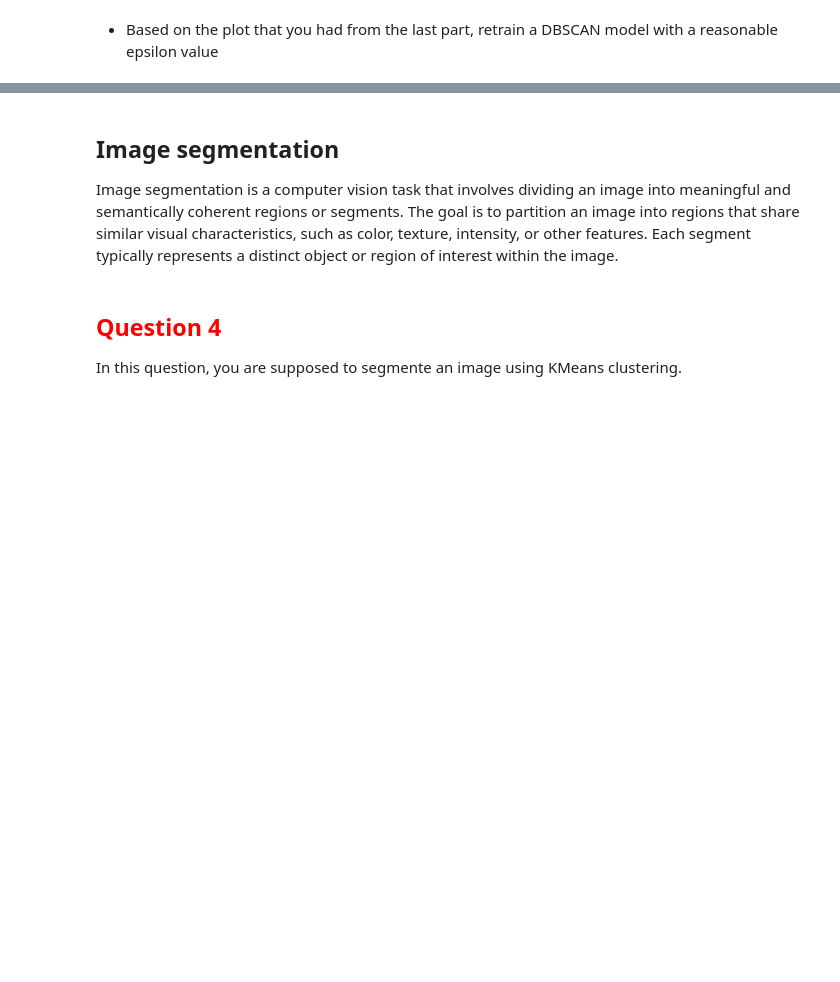
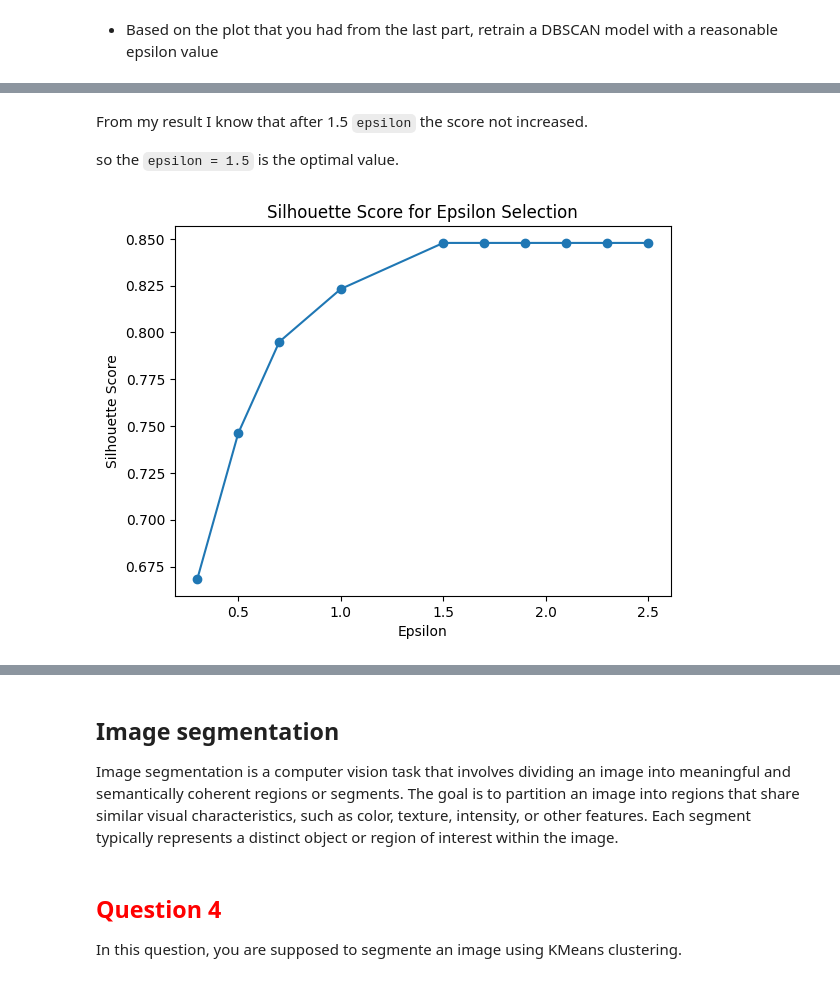
Before and after one commit to alizahedzadeh/Machine-Learning-Course, a Jupyter notebook: Homeworks/HW06/Machine_Learning_HW06.ipynb, the cells around one changed output, grey strips where cells are left out. Drawn from its saved outputs; the diff is of its cells as text; code cells hidden in the pictures; blank space fills up the shorter version.

```diff
--- a/Homeworks/HW06/Machine_Learning_HW06.ipynb
+++ b/Homeworks/HW06/Machine_Learning_HW06.ipynb
@@ -1037,0 +1122,4 @@ Attribute Information:
+# %%
+# Select features for clustering
+features = ['Grocery', 'Milk']
+X = df[features]
@@ -1037,0 +1136,20 @@ Attribute Information:
+# %%
+from sklearn.cluster import DBSCAN
+
+# Define a range of epsilon values to test
+epsilon_values = [0.3, 0.5, 0.7, 1.0, 1.5, 1.7, 1.9, 2.1, 2.3, 2.5]
+
+# Iterate over epsilon values and evaluate DBSCAN
+for epsilon in epsilon_values:
+    dbscan = DBSCAN(eps=epsilon, min_samples=5)
+    labels = dbscan.fit_predict(X_scaled)
+
+    # Add the cluster labels to the original dataset
+    df['Cluster'] = labels
+
+    # Visualize the clusters in 2D
+    plt.scatter(X_scaled[:, 0], X_scaled[:, 1], c=labels, cmap='viridis')
+    plt.xlabel('Feature 1 (Scaled)')
+    plt.ylabel('Feature 2 (Scaled)')
+    plt.title(f'DBSCAN Clustering with Epsilon={epsilon}')
+    plt.show()
@@ -1041,0 +1173,26 @@ Attribute Information:
+# %% [markdown]
+From my result I know that after 1.5 `epsilon` the score not increased.
+
+so the `epsilon = 1.5` is the optimal value.
+# %%
+from sklearn.metrics import silhouette_score
+
+epsilon_values = [0.3, 0.5, 0.7, 1.0, 1.5, 1.7, 1.9, 2.1, 2.3, 2.5]
+silhouette_scores = []
+
+for epsilon in epsilon_values:
+    dbscan = DBSCAN(eps=epsilon, min_samples=5)
+    labels = dbscan.fit_predict(X_scaled)
+    if len(set(labels)) > 1:  # Silhouette score requires at least 2 clusters
+        silhouette_scores.append(silhouette_score(X_scaled, labels))
+    else:
+        silhouette_scores.append(0.0)  # Use 0.0 for single-cluster scenarios
+
+# Plot silhouette scores
+plt.plot(epsilon_values, silhouette_scores, marker='o')
+plt.xlabel('Epsilon')
+plt.ylabel('Silhouette Score')
+plt.title('Silhouette Score for Epsilon Selection')
+plt.show()
+# %% [output]
+[figure, added]
```
Also changed, not shown: parts of 25 cells of this notebook.
